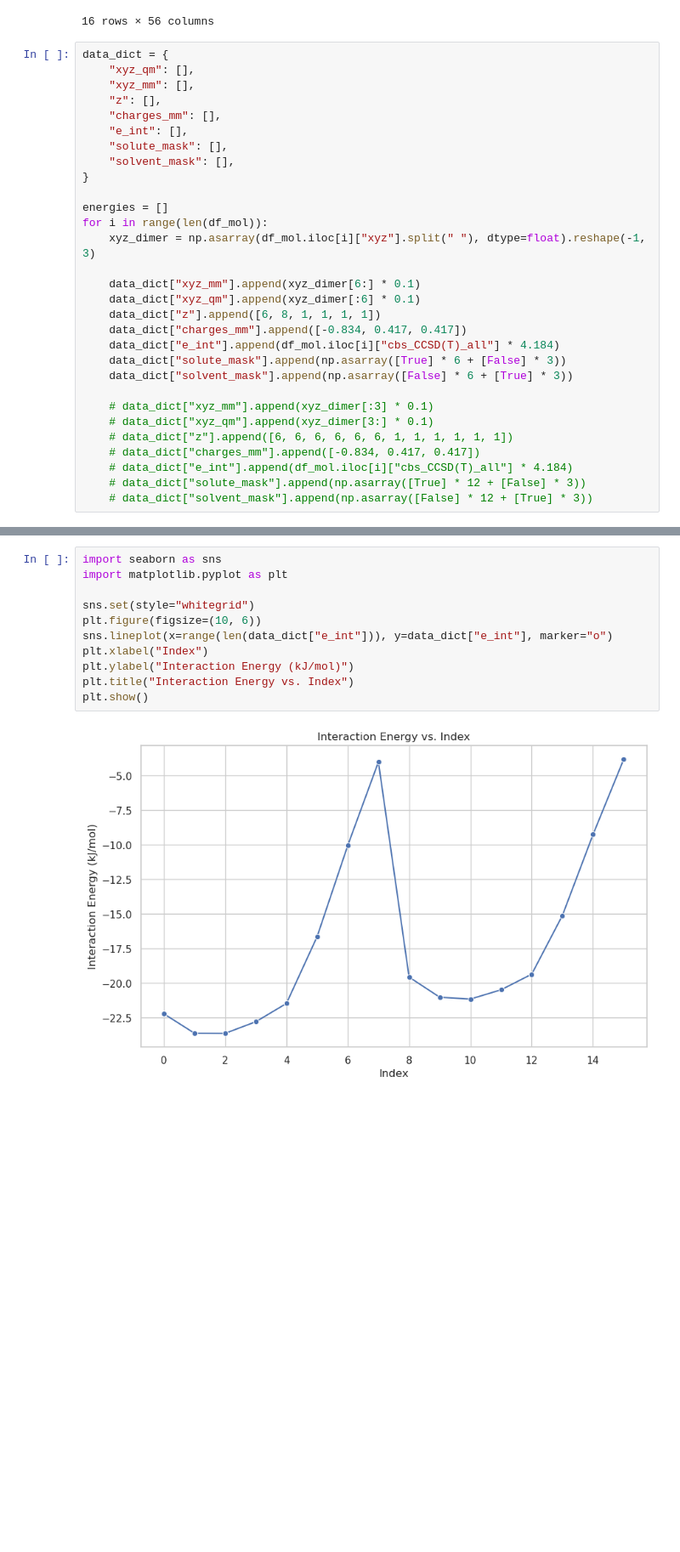
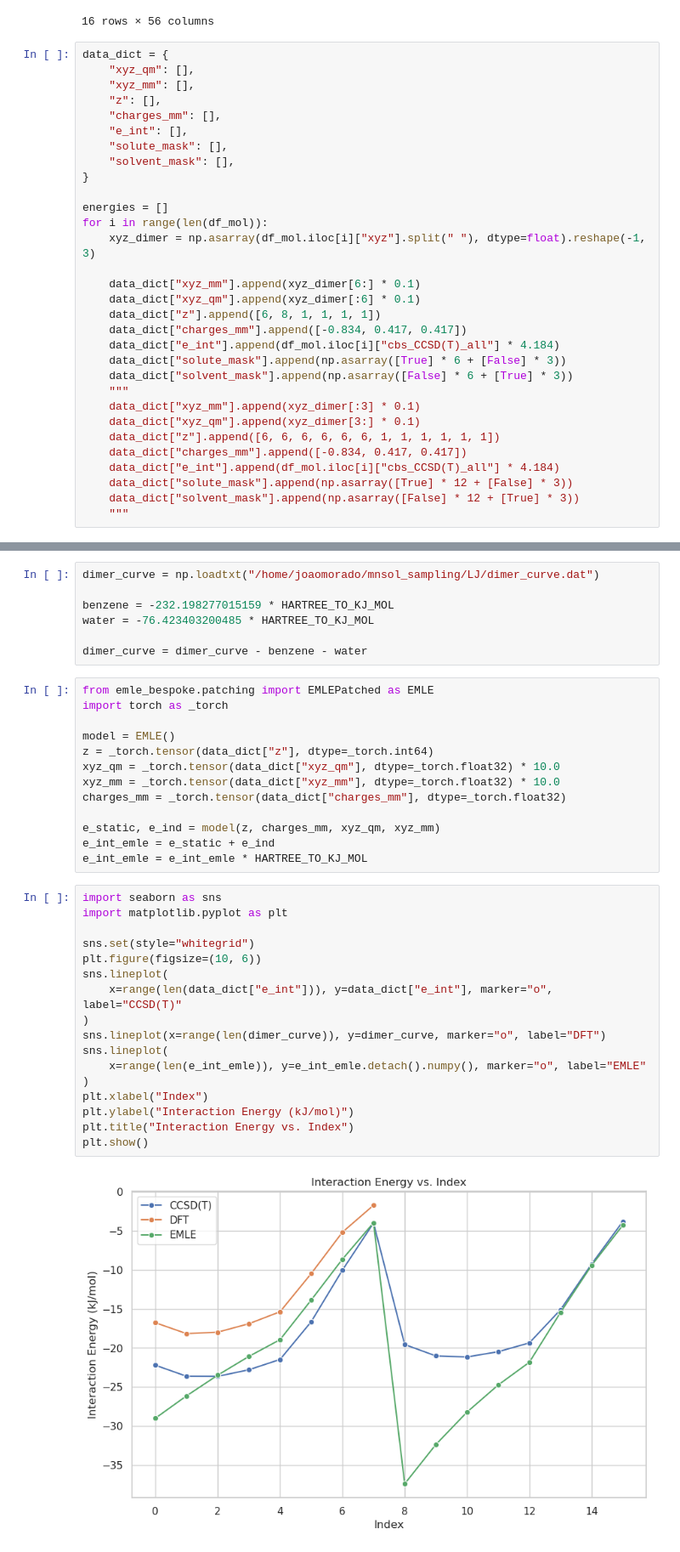
Before and after one commit to michellab/emle-bespoke, a Jupyter notebook: utils/converter.ipynb, the cells around one changed output, grey strips where cells are left out. Shown: that part at 85% size. Saved outputs shown, nothing was run; the diff lists cells and outputs as text; blank space fills up the shorter version.

```diff
--- a/utils/converter.ipynb
+++ b/utils/converter.ipynb
@@ -50,12 +57,13 @@ for i in range(len(df_mol)):
     data_dict["e_int"].append(df_mol.iloc[i]["cbs_CCSD(T)_all"] * 4.184)
     data_dict["solute_mask"].append(np.asarray([True] * 6 + [False] * 3))
     data_dict["solvent_mask"].append(np.asarray([False] * 6 + [True] * 3))
-
-    # data_dict["xyz_mm"].append(xyz_dimer[:3] * 0.1)
-    # data_dict["xyz_qm"].append(xyz_dimer[3:] * 0.1)
-    # data_dict["z"].append([6, 6, 6, 6, 6, 6, 1, 1, 1, 1, 1, 1])
-    # data_dict["charges_mm"].append([-0.834, 0.417, 0.417])
-    # data_dict["e_int"].append(df_mol.iloc[i]["cbs_CCSD(T)_all"] * 4.184)
-    # data_dict["solute_mask"].append(np.asarray([True] * 12 + [False] * 3))
-    # data_dict["solvent_mask"].append(np.asarray([False] * 12 + [True] * 3))
+    """
+    data_dict["xyz_mm"].append(xyz_dimer[:3] * 0.1)
+    data_dict["xyz_qm"].append(xyz_dimer[3:] * 0.1)
+    data_dict["z"].append([6, 6, 6, 6, 6, 6, 1, 1, 1, 1, 1, 1])
+    data_dict["charges_mm"].append([-0.834, 0.417, 0.417])
+    data_dict["e_int"].append(df_mol.iloc[i]["cbs_CCSD(T)_all"] * 4.184)
+    data_dict["solute_mask"].append(np.asarray([True] * 12 + [False] * 3))
+    data_dict["solvent_mask"].append(np.asarray([False] * 12 + [True] * 3))
+    """
 # %%
@@ -63,17 +71,43 @@ with open("/home/joaomorado/test/a/water-methanol.pkl", "wb") as f:
     pkl.dump(data_dict, f)
+# %%
+dimer_curve = np.loadtxt("/home/joaomorado/mnsol_sampling/LJ/dimer_curve.dat")
+
+benzene = -232.198277015159 * HARTREE_TO_KJ_MOL
+water = -76.423403200485 * HARTREE_TO_KJ_MOL
+
+dimer_curve = dimer_curve - benzene - water
+# %%
+from emle_bespoke.patching import EMLEPatched as EMLE
+import torch as _torch
+
+model = EMLE()
+z = _torch.tensor(data_dict["z"], dtype=_torch.int64)
+xyz_qm = _torch.tensor(data_dict["xyz_qm"], dtype=_torch.float32) * 10.0
+xyz_mm = _torch.tensor(data_dict["xyz_mm"], dtype=_torch.float32) * 10.0
+charges_mm = _torch.tensor(data_dict["charges_mm"], dtype=_torch.float32)
+
+e_static, e_ind = model(z, charges_mm, xyz_qm, xyz_mm)
+e_int_emle = e_static + e_ind
+e_int_emle = e_int_emle * HARTREE_TO_KJ_MOL
 # %%
 import seaborn as sns
 import matplotlib.pyplot as plt
 
 sns.set(style="whitegrid")
 plt.figure(figsize=(10, 6))
-sns.lineplot(x=range(len(data_dict["e_int"])), y=data_dict["e_int"], marker="o")
+sns.lineplot(
+    x=range(len(data_dict["e_int"])), y=data_dict["e_int"], marker="o", label="CCSD(T)"
+)
+sns.lineplot(x=range(len(dimer_curve)), y=dimer_curve, marker="o", label="DFT")
+sns.lineplot(
+    x=range(len(e_int_emle)), y=e_int_emle.detach().numpy(), marker="o", label="EMLE"
+)
 plt.xlabel("Index")
 plt.ylabel("Interaction Energy (kJ/mol)")
 plt.title("Interaction Energy vs. Index")
 plt.show()
 # %% [output]
-[figure, old version]
+[figure, new version]
 # %%
 # Write xyz files
 row_nr = 0
```
Also changed, not shown: parts of 5 cells of this notebook, 28 other files.
